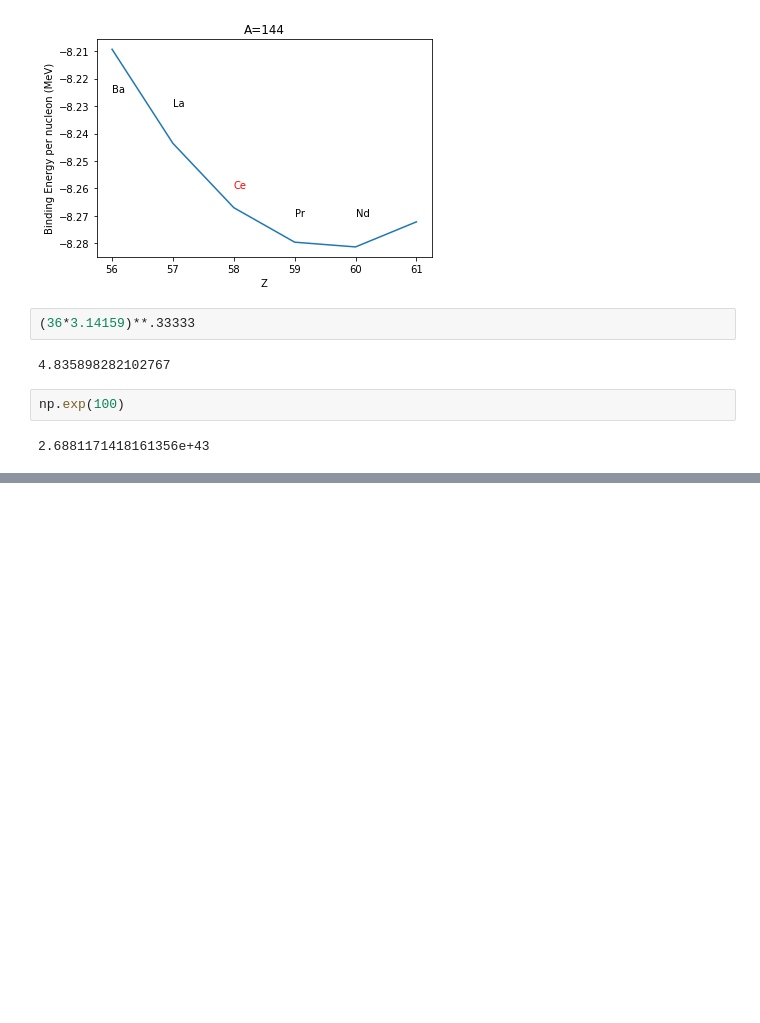
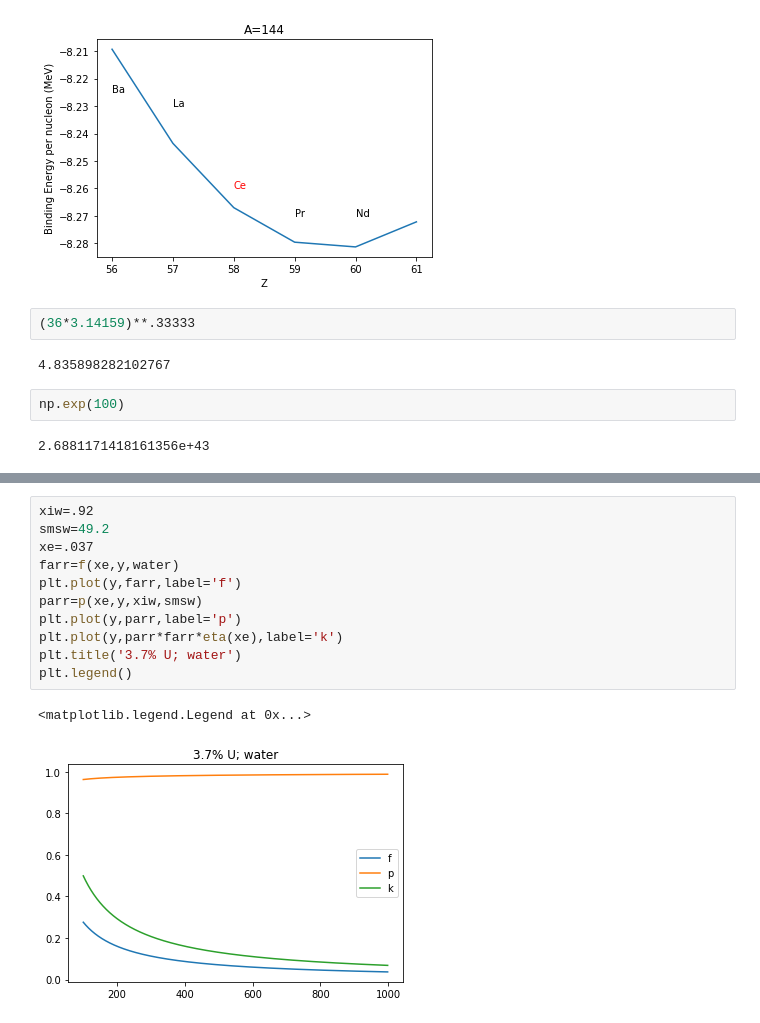
Before and after one commit to dodelson/Physics-of-Energy, a Jupyter notebook: Code/nuclear.ipynb, the cells around one changed output, grey strips where cells are left out. Cells and saved outputs as stored; diff of their text form; blank space fills up the shorter version.

```diff
--- a/Code/nuclear.ipynb
+++ b/Code/nuclear.ipynb
@@ -91,0 +155,14 @@ np.exp(100)
+# %%
+xiw=.92
+smsw=49.2
+xe=.037
+farr=f(xe,y,water)
+plt.plot(y,farr,label='f')
+parr=p(xe,y,xiw,smsw)
+plt.plot(y,parr,label='p')
+plt.plot(y,parr*farr*eta(xe),label='k')
+plt.title('3.7% U; water')
+plt.legend()
+# %% [output]
+<matplotlib.legend.Legend at 0x...>
+[figure, added]
```
Also changed, not shown: parts of 5 cells of this notebook.
